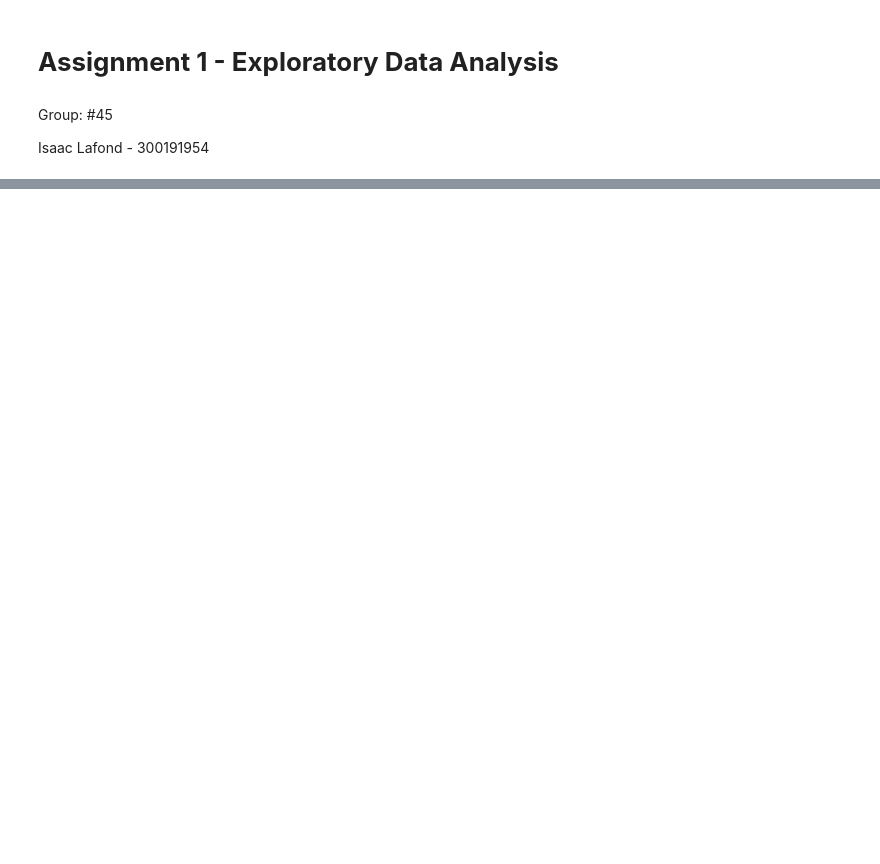
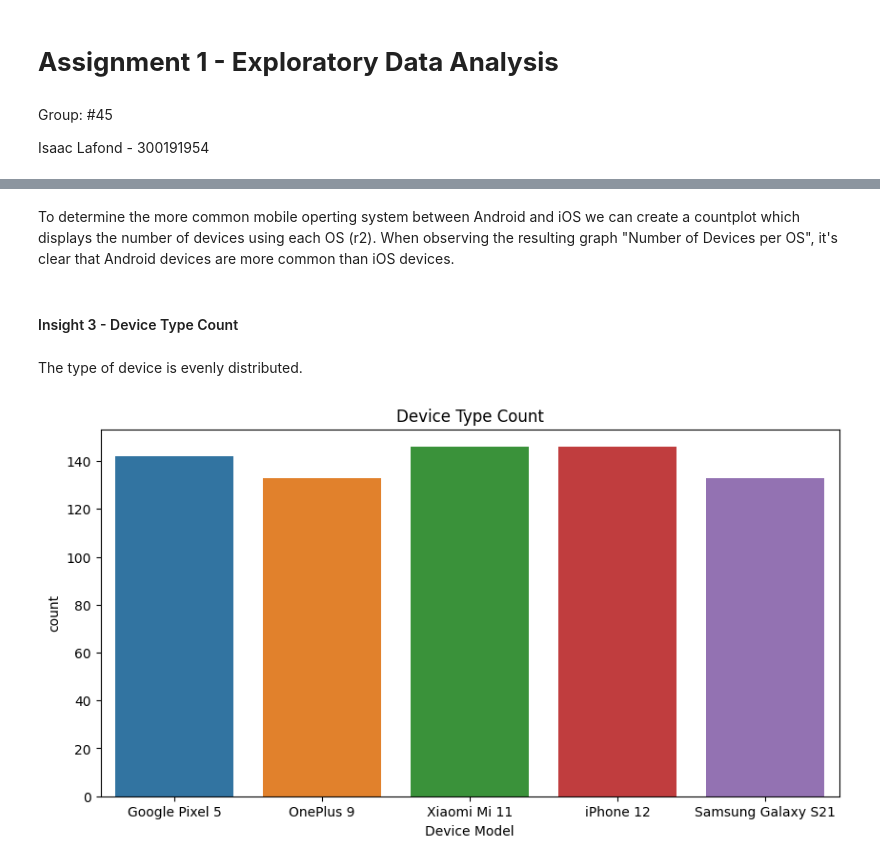
Before and after one commit to IsaacLafond/CSI-4142---Fundamentals-of-Data-Science, a Jupyter notebook: Assignment 1/assignment1.ipynb, the cells around one changed output, grey strips where cells are left out. Drawn from its saved outputs; the diff is of its cells as text; code cells hidden in the pictures; blank space fills up the shorter version.

```diff
--- a/Assignment 1/assignment1.ipynb
+++ b/Assignment 1/assignment1.ipynb
@@ -15,0 +76,14 @@ Isaac Lafond - 300191954
+# %% [markdown]
+To determine the more common mobile operting system between Android and iOS we can create a countplot which displays the number of devices using each OS (r2). When observing the resulting graph "Number of Devices per OS", it's clear that Android devices are more common than iOS devices.
+# %% [markdown]
+#### Insight 3 - Device Type Count
+# %% [markdown]
+The type of device is evenly distributed.
+# %%
+# Countplot of the number of different types of devices
+plt.figure(figsize=(10,5))
+sns.countplot(data=df1, x="Device Model", hue="Device Model") # [1]
+plt.title("Device Type Count")
+plt.show()
+# %% [output]
+[figure, added]
```
Also changed, not shown: parts of 64 cells of this notebook.
